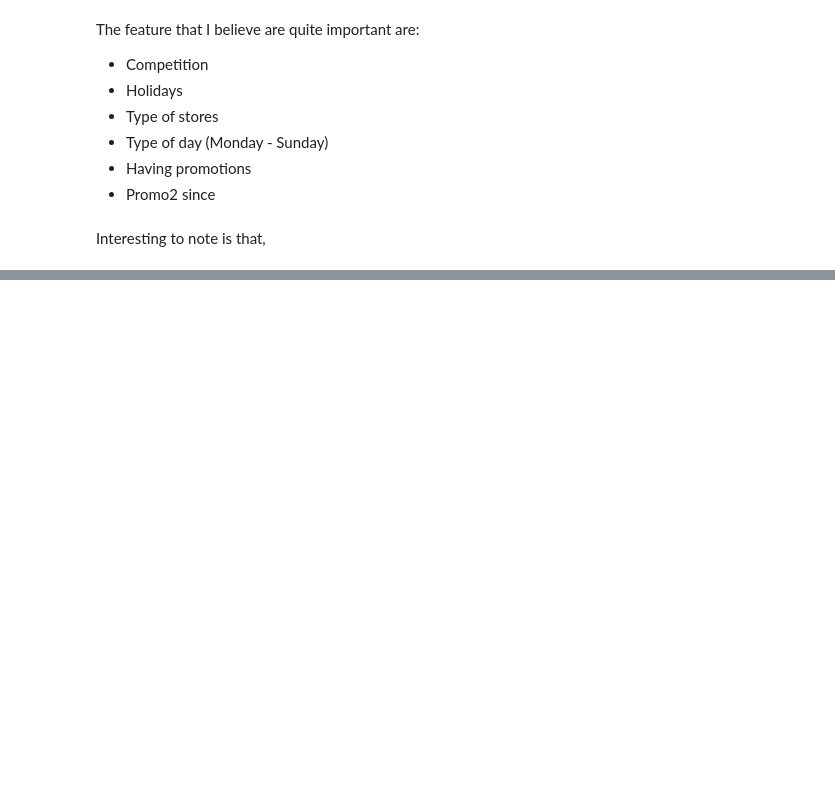
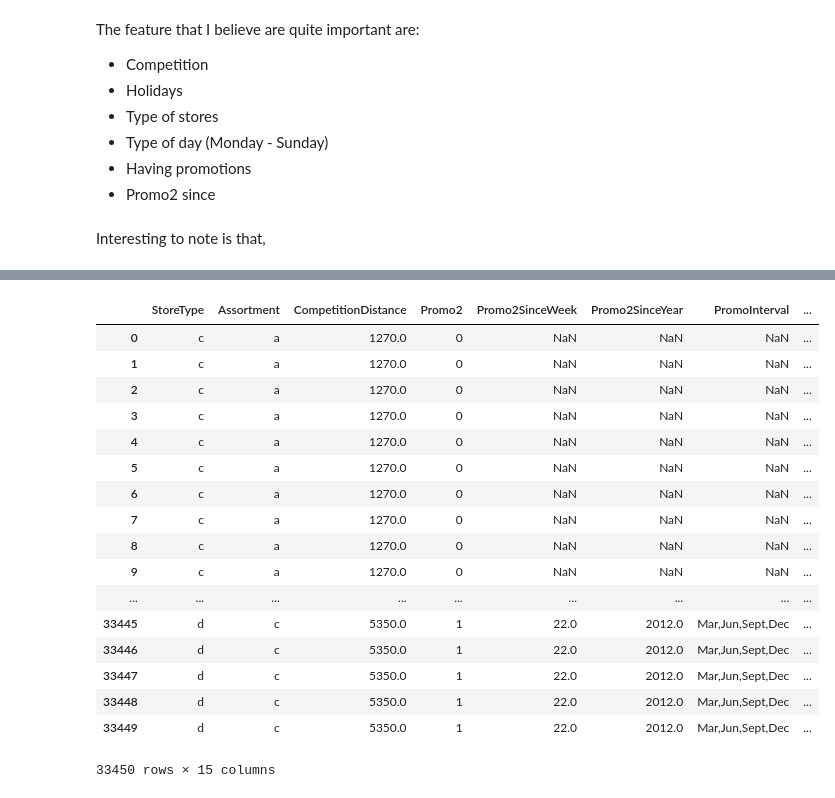
Before and after one commit to HooDeLin/CS3244-Homework-3, a Jupyter notebook: CS3244 Homework 3.ipynb, the cells around one changed output, grey strips where cells are left out. Saved outputs shown, nothing was run; the diff lists cells and outputs as text; code cells hidden in the pictures; blank space fills up the shorter version.

```diff
--- a/CS3244 Homework 3.ipynb
+++ b/CS3244 Homework 3.ipynb
@@ -64,0 +124,32 @@ testDataSanitized =
+# %%
+testData['hasHoliday'] = testData.apply(lambda row: hasHoliday(row), axis=1)
+testData['CompetitionAge'] = testData.apply(lambda row: calculateCompetitionAge(row), axis=1)
+testData['havingPromo2'] = testData.apply(lambda row: isHavingPromo2(row), axis=1)
+# %%
+testData.drop('CompetitionOpenSinceMonth', axis=1, inplace=True)
+testData.drop('CompetitionOpenSinceYear', axis=1, inplace=True)
+testData.drop('StateHoliday', axis=1, inplace=True)
+testData.drop('SchoolHoliday', axis=1, inplace=True)
+testDataSanitizedStore = testData.loc[:, 'Store']
+testData.drop('Store', axis=1, inplace=True)
+# %%
+testData
+# %% [output]
+|  | StoreType | Assortment | CompetitionDistance | Promo2 | Promo2SinceWeek | Promo2SinceYear | PromoInterval | ... |
+| 0 | c | a | 1270.0 | 0 | NaN | NaN | NaN | ... |
+| 1 | c | a | 1270.0 | 0 | NaN | NaN | NaN | ... |
+| 2 | c | a | 1270.0 | 0 | NaN | NaN | NaN | ... |
+| 3 | c | a | 1270.0 | 0 | NaN | NaN | NaN | ... |
+| 4 | c | a | 1270.0 | 0 | NaN | NaN | NaN | ... |
+| 5 | c | a | 1270.0 | 0 | NaN | NaN | NaN | ... |
+| 6 | c | a | 1270.0 | 0 | NaN | NaN | NaN | ... |
+| 7 | c | a | 1270.0 | 0 | NaN | NaN | NaN | ... |
+| 8 | c | a | 1270.0 | 0 | NaN | NaN | NaN | ... |
+| 9 | c | a | 1270.0 | 0 | NaN | NaN | NaN | ... |
+| ... | ... | ... | ... | ... | ... | ... | ... | ... |
+| 33445 | d | c | 5350.0 | 1 | 22.0 | 2012.0 | Mar,Jun,Sept,Dec | ... |
+| 33446 | d | c | 5350.0 | 1 | 22.0 | 2012.0 | Mar,Jun,Sept,Dec | ... |
+| 33447 | d | c | 5350.0 | 1 | 22.0 | 2012.0 | Mar,Jun,Sept,Dec | ... |
+| 33448 | d | c | 5350.0 | 1 | 22.0 | 2012.0 | Mar,Jun,Sept,Dec | ... |
+| 33449 | d | c | 5350.0 | 1 | 22.0 | 2012.0 | Mar,Jun,Sept,Dec | ... |
+33450 rows × 15 columns
```
Also changed, not shown: parts of 18 cells of this notebook, 2 other files.
